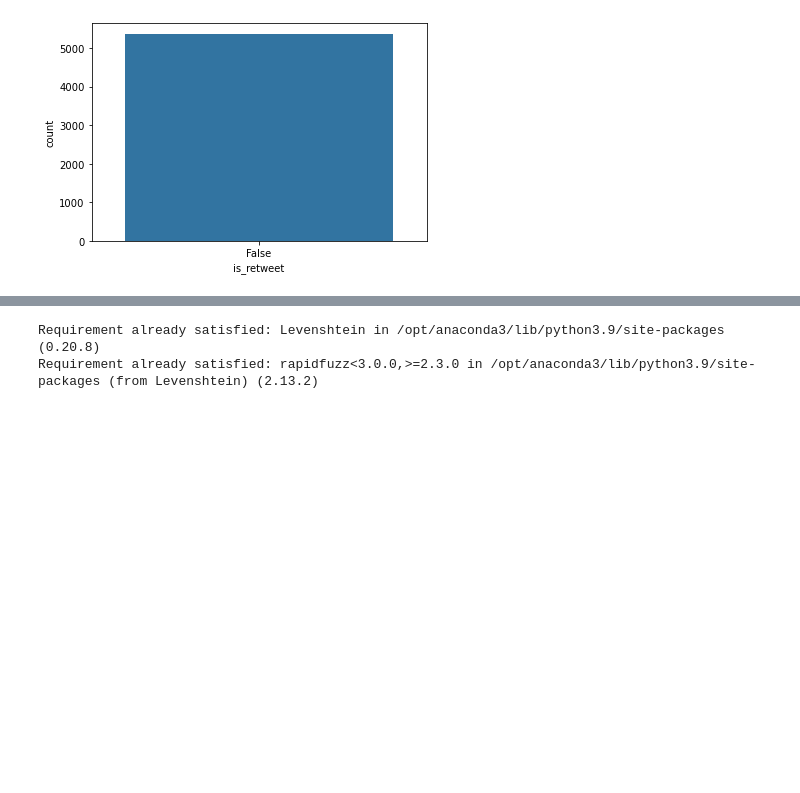
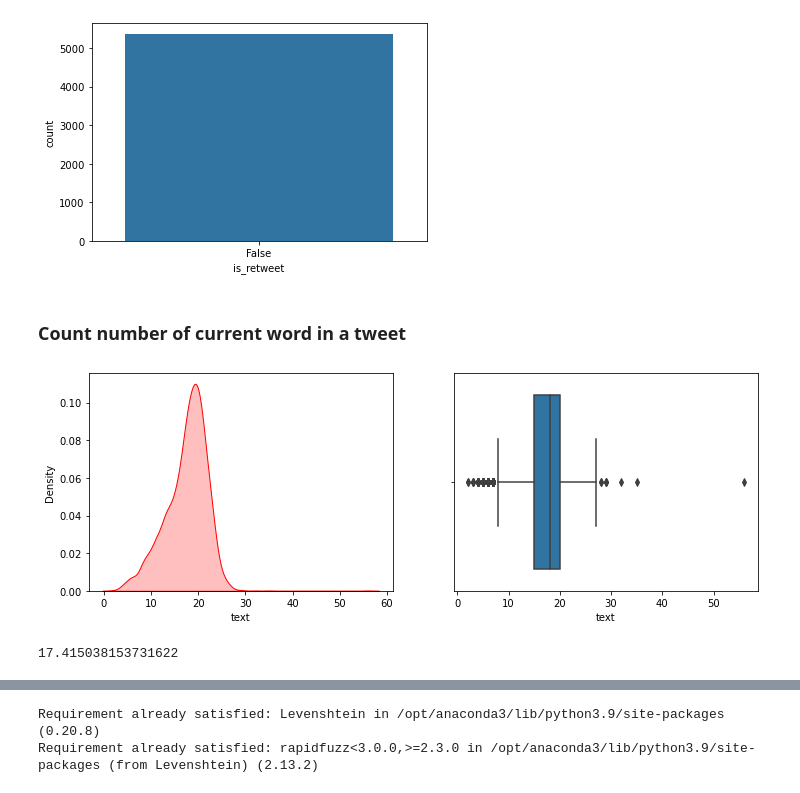
Before and after one commit to lilyhuong/Bigdata-and-marketing, a Jupyter notebook: Marketing_project_duplicate_twitter.ipynb, the cells around one changed output, grey strips where cells are left out. Saved outputs shown, nothing was run; the diff lists cells and outputs as text; code cells hidden in the pictures; blank space fills up the shorter version.

```diff
--- a/Marketing_project_duplicate_twitter.ipynb
+++ b/Marketing_project_duplicate_twitter.ipynb
@@ -23,6 +21,6 @@ import re
 # %%
-link_file = "https://raw.githubusercontent.com/lilyhuong/Bigdata-and-marketing/master/covid19_tweets.csv?token=GHSAT0AAAAAAB23GAOQ5DOCE4HICMBCATKYY3TXACQ"
-df = pd.read_csv('/Users/lilyhuong/Desktop/Amse mag3/Bigdata and marketing/covid19_tweets.csv')
+link_file = "https://raw.githubusercontent.com/lilyhuong/Bigdata-and-marketing/e270465ec5686145b9f0f5f6b67e535e649ac72a/data.csv?token=GHSAT0AAAAAAB23GAORQE4WNWOEKWS66FEMY3UD2QQ"
+df = pd.read_csv(link_file, index_col= 0)
 # %%
 df
 # %% [output]
@@ -42,2 +40,2 @@ df
 # %%
-df = df.sample(frac=0.03 , random_state = 123)
+#df = df.sample(frac=0.03 , random_state = 123)
@@ -74,3 +77,18 @@ sns.countplot(x = 'is_retweet', data = df)
 # %% [output]
 <AxesSubplot:xlabel='is_retweet', ylabel='count'>
 [figure]
+# %% [markdown]
+### Count number of current word in a tweet
+# %%
+plt.figure(figsize=(12,4))
+plt.subplot(1,2,1)
+sns.kdeplot(df['text'].str.count(' ') + 1,color='r',shade=True)
+plt.subplot(1,2,2)
+sns.boxplot(df['text'].str.count(' ') + 1)
+plt.show()
+# %% [output]
+[figure, added]
+# %%
+(df['text'].str.count(' ') + 1).mean()
+# %% [output]
+17.415038153731622
```
Also changed, not shown: parts of 30 cells of this notebook, 2 other files.
